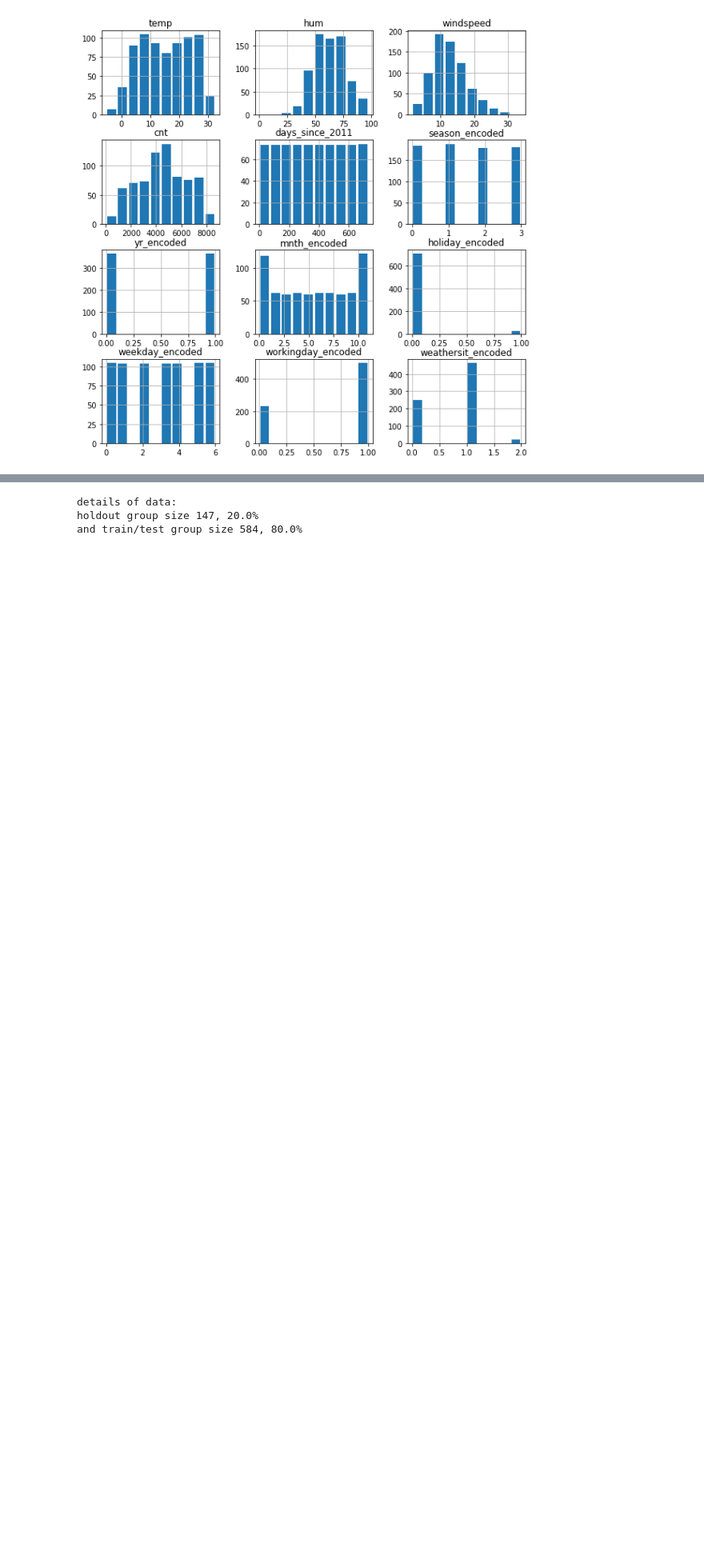
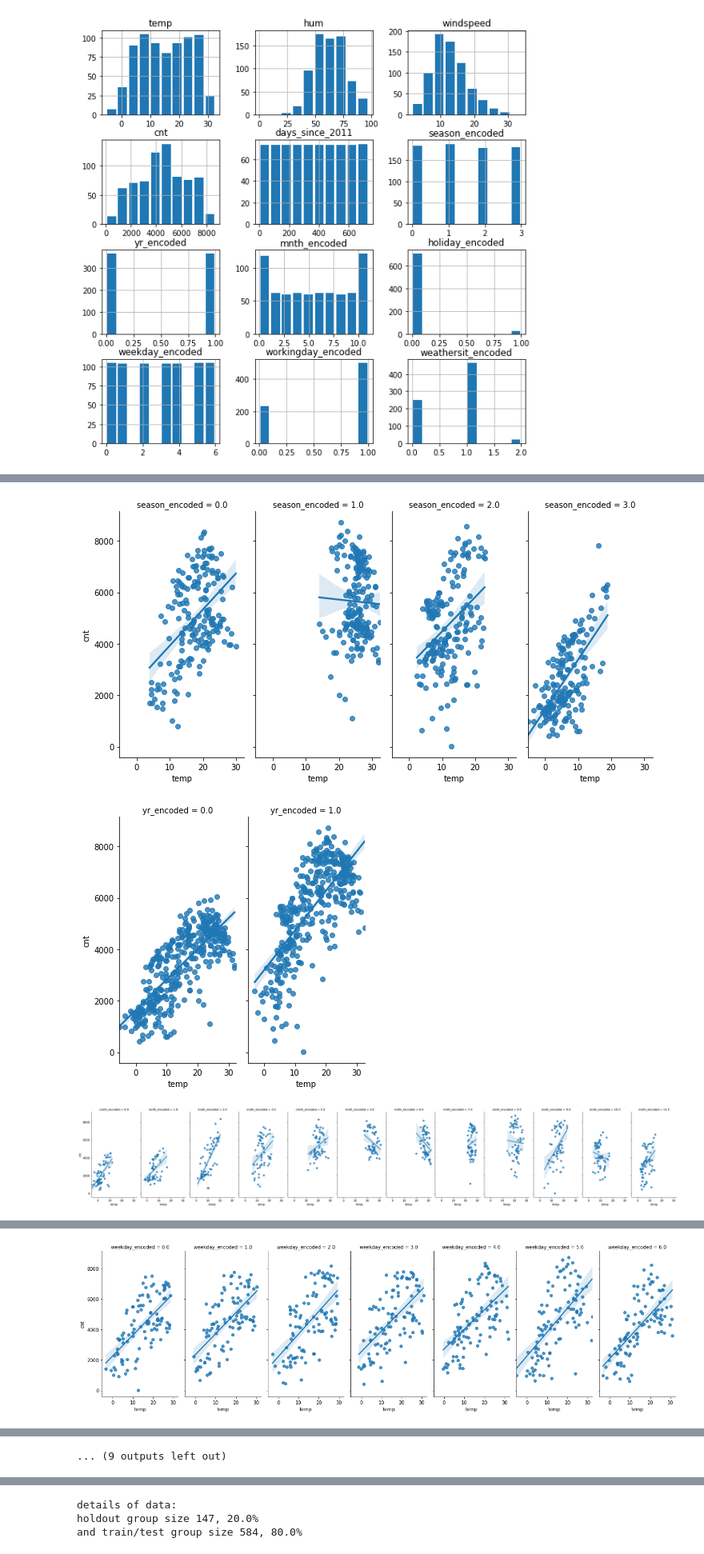
Before and after one commit to yuchen0908/explainable_ml, a Jupyter notebook: s4.1_bike_rental.ipynb, the cells around one changed output, grey strips where cells are left out. Shown at 80% size. Saved outputs shown, nothing was run; the diff lists cells and outputs as text; code cells hidden in the pictures; blank space fills up the shorter version.

```diff
--- a/s4.1_bike_rental.ipynb
+++ b/s4.1_bike_rental.ipynb
@@ -152,0 +168,10 @@ array([[<AxesSubplot:title={'center':'temp'}>,
+# %%
+# seaborn ref: https://seaborn.pydata.org/generated/seaborn.lmplot.html
+# EDA on categorical variables
+for x in ['temp', 'hum','windspeed']:
+    for c in ['season_encoded', 'yr_encoded','mnth_encoded','holiday_encoded','weekday_encoded','workingday_encoded', 'weathersit_encoded']:
+        sns.lmplot(x = x, y='cnt',col=c, data=bike_df, aspect=0.5)
+# %% [output]
+[figure, added]
+[figure, added]
+[figure, added]
@@ -152,0 +179 @@ array([[<AxesSubplot:title={'center':'temp'}>,
+[figure, added]
@@ -153,3 +187,4 @@ array([[<AxesSubplot:title={'center':'temp'}>,
+... (9 outputs left out)
 # %% [markdown]
 <h3>Modelling and Evaluation</h3>
 <p>In the section, we will:</p>
```
Also changed, not shown: parts of 3 cells of this notebook, 7 other files.
